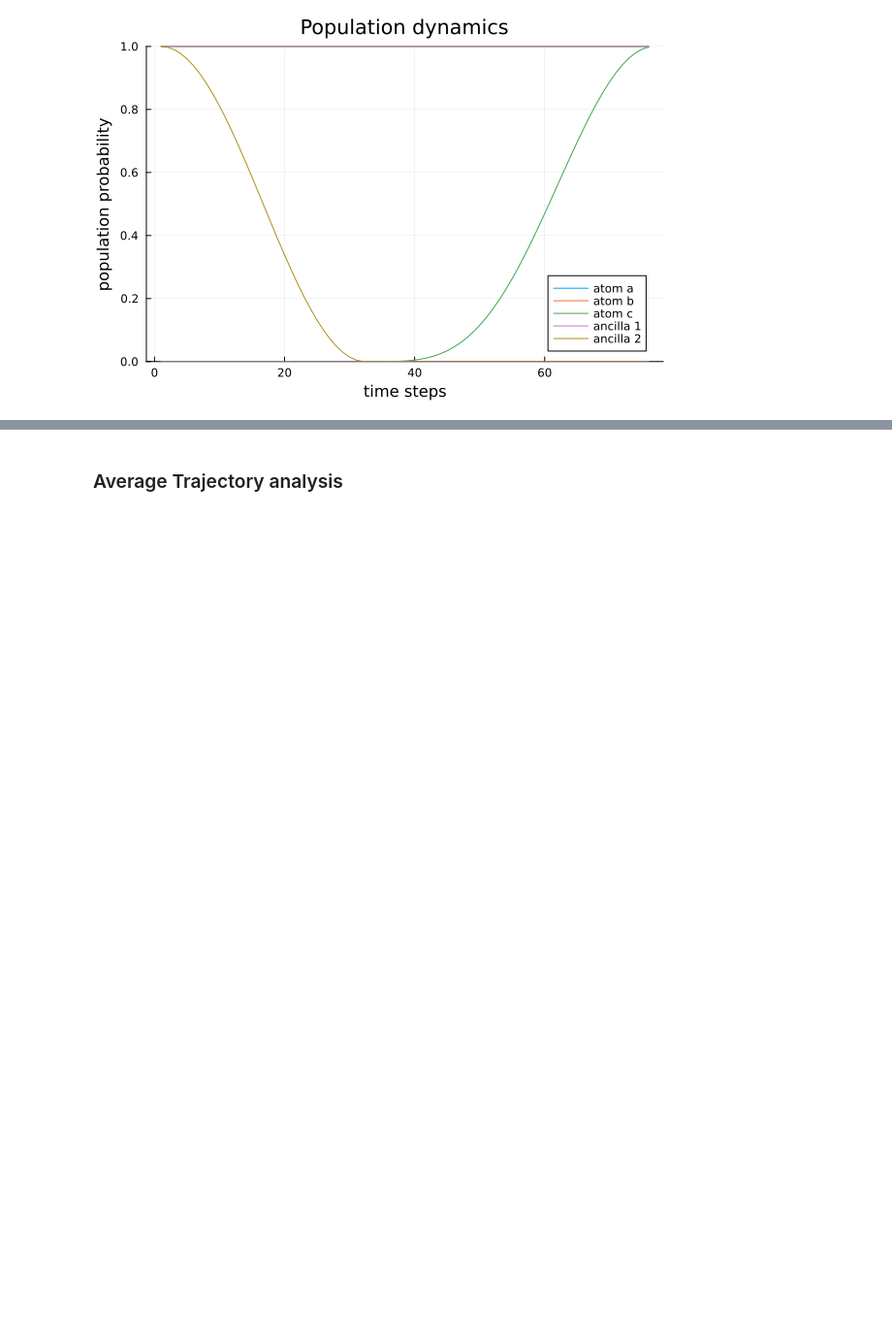
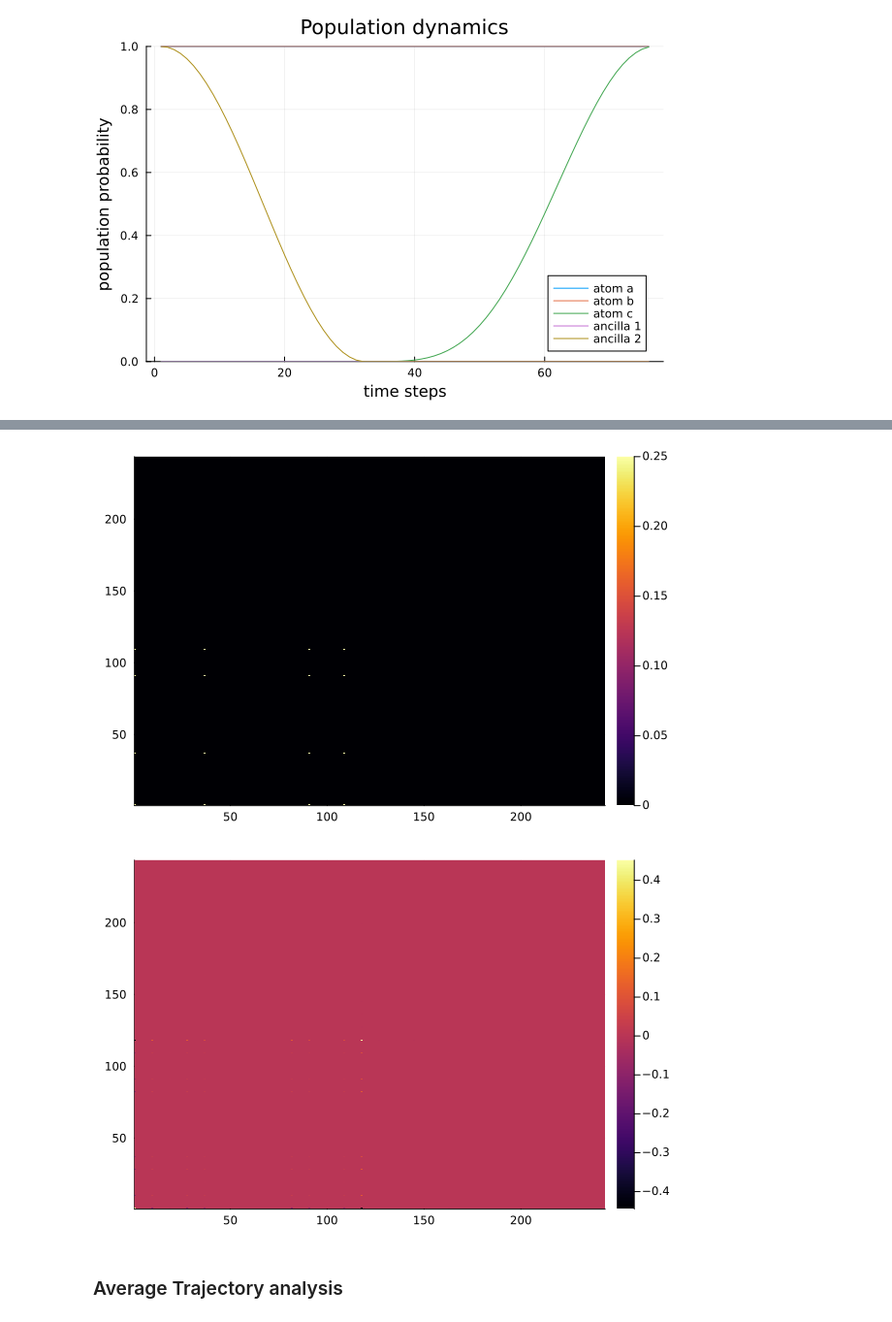
Before and after one commit to Ak-ash22/rydberg_qec, a Jupyter notebook: codework/phaseflip_code/result_analysis.ipynb, the cells around one changed output, grey strips where cells are left out. Shown at 97% size. Saved outputs shown, nothing was run; the diff lists cells and outputs as text; code cells hidden in the pictures; blank space fills up the shorter version.

```diff
--- a/codework/phaseflip_code/result_analysis.ipynb
+++ b/codework/phaseflip_code/result_analysis.ipynb
@@ -31,3 +61,16 @@ plot!(corrected_population_data[:a2], label="ancilla 2")
+# %%
+full_basis = CompositeBasis([NLevelBasis(3) for _ in 1:total_qubits]...)
+ψ_target = Ket(full_basis, ψ_target2)
+ρ_target = ψ_target ⊗ dagger(ψ_target)
+
+
+ρ_obtained = ψt_end ⊗ dagger(ψt_end)
+
+display(heatmap(real.(ρ_target.data)))
+display(heatmap(real.(ρ_obtained.data)))
+# %% [output]
+[figure, added]
+[figure, added]
 # %% [markdown]
 ### Average Trajectory analysis
 # %%
```
Also changed, not shown: parts of 4 cells of this notebook, 3 other files.
